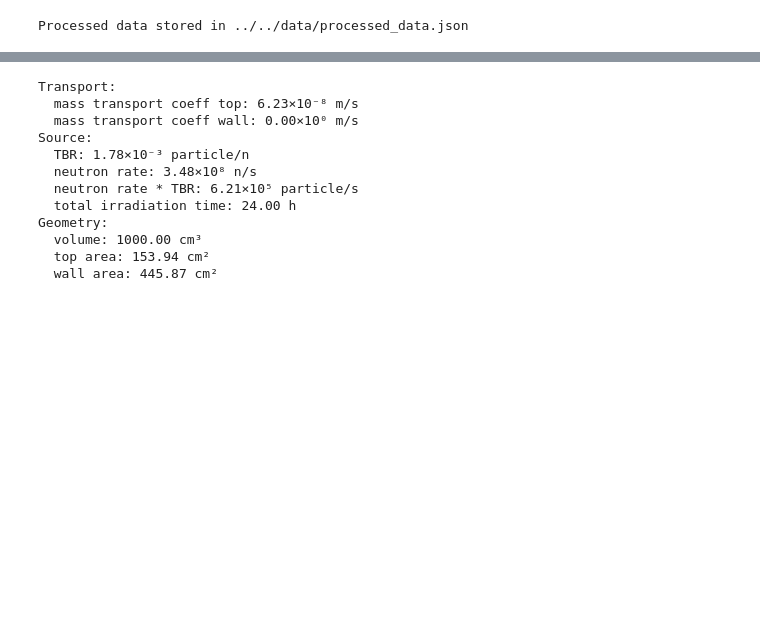
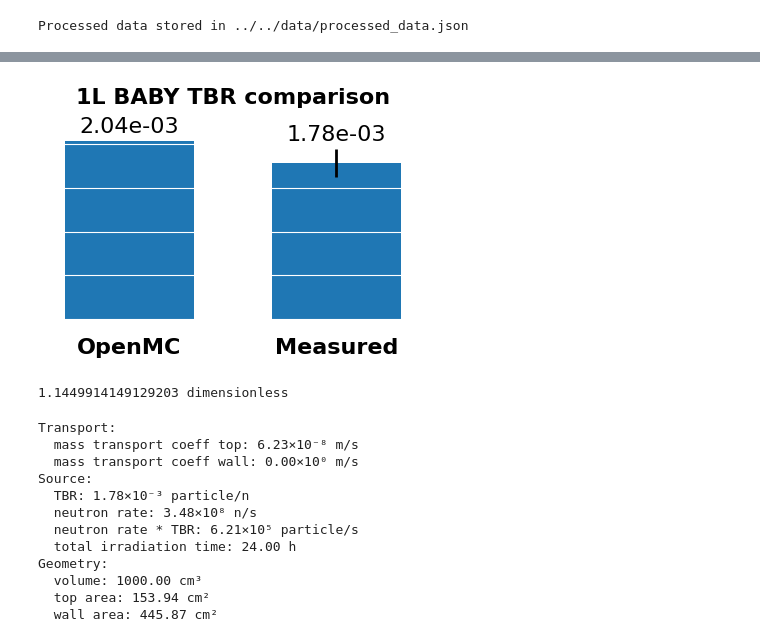
Before and after one commit to veliki-filozof/BABY-1L-run-2-test, a Jupyter notebook: analysis/tritium/tritium_model.ipynb, the cells around one changed output, grey strips where cells are left out. Cells and saved outputs as stored; diff of their text form; code cells hidden in the pictures; blank space fills up the shorter version.

Commit message:
Plotting TBR

```diff
--- a/analysis/tritium/tritium_model.ipynb
+++ b/analysis/tritium/tritium_model.ipynb
@@ -69,3 +69,46 @@ Measured TBR: 1.78e-03 particle / neutron
+# %%
+import matplotlib.pyplot as plt
+
+plt.figure(figsize=(4, 3))
+
+# Slightly closer bar positions
+positions = [0, 0.4]
+
+bars = plt.bar(
+    positions,
+    [calculated_TBR, measured_TBR],
+    tick_label=["OpenMC", "Measured"],
+    width=0.25,
+    zorder=2,
+    yerr=[0, neutron_rate_relative_uncertainty * measured_TBR],
+    error_kw=dict(lw=2, zorder=3),
+)
+
+plt.bar_label(bars, fontsize=16, fmt="%.2e", padding=3)
+plt.title("1L BABY TBR comparison", fontsize=16, pad=20, weight="bold")
+plt.ylabel("")
+
+ax = plt.gca()
+ax.spines["left"].set_visible(False)
+ax.spines["bottom"].set_visible(False)
+ax.set_yticklabels([])
+
+ax.set_xticks(positions)
+ax.set_xticklabels(["OpenMC", "Measured"], fontsize=16, weight="bold")
+ax.tick_params(axis="x", which="major", pad=10)
+ax.tick_params(axis="both", which="both", left=False, bottom=False)
+
+ax.set_axisbelow(False)
+ax.grid(axis="y", alpha=1, color="white", zorder=1)
+
+plt.tight_layout()
+plt.savefig("tbr_comparison.svg", format="svg", dpi=300, transparent=True)
+plt.show()
+
+print((calculated_TBR / measured_TBR).to(ureg.dimensionless))
+# %% [output]
+[figure, added]
+1.1449914149129203 dimensionless
 # %%
 baby_model.run(80 * ureg.day)
 # %%
```
Also changed, not shown: parts of 5 cells of this notebook.
